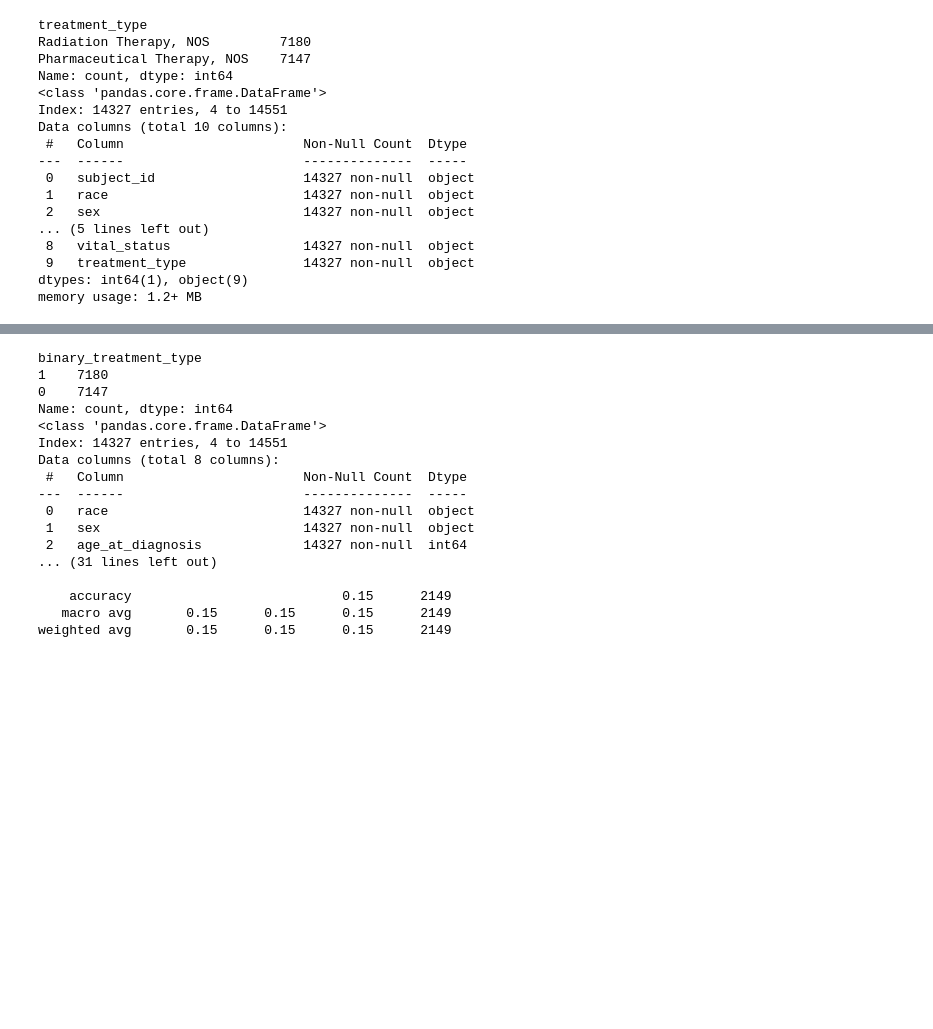
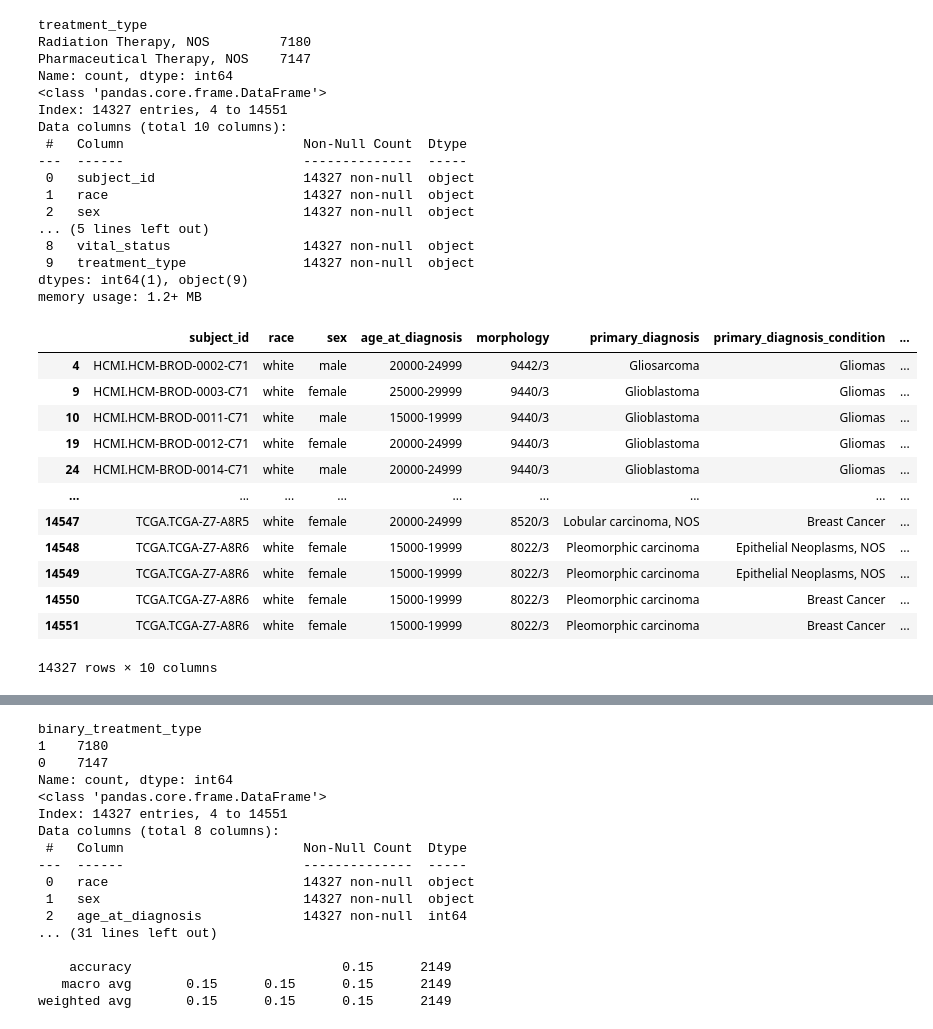
Before and after one commit to tjamescpp/CS4990-DataMiningProj, a Jupyter notebook: group assignment5 files/evaluation.ipynb, the cells around one changed output, grey strips where cells are left out. Saved outputs shown, nothing was run; the diff lists cells and outputs as text; code cells hidden in the pictures; blank space fills up the shorter version.

```diff
--- a/group assignment5 files/evaluation.ipynb
+++ b/group assignment5 files/evaluation.ipynb
@@ -72,6 +72,29 @@ Data columns (total 10 columns):
  9   treatment_type               14327 non-null  object
 dtypes: int64(1), object(9)
 memory usage: 1.2+ MB
+# %%
+# bin the age column
+bin_intervals = range(0, df['age_at_diagnosis'].max() + 5000, 5000)
+
+bin_labels = [f"{bin_intervals[i]}-{bin_intervals[i+1] - 1}" for i in range (len(bin_intervals) - 1)]
+
+df_filtered['age_at_diagnosis'] = pd.cut(df['age_at_diagnosis'], bins=bin_intervals, labels=bin_labels, right=False)
+
+df_filtered
+# %% [output]
+|  | subject_id | race | sex | age_at_diagnosis | morphology | primary_diagnosis | primary_diagnosis_condition | ... |
+| 4 | HCMI.HCM-BROD-0002-C71 | white | male | 20000-24999 | 9442/3 | Gliosarcoma | Gliomas | ... |
+| 9 | HCMI.HCM-BROD-0003-C71 | white | female | 25000-29999 | 9440/3 | Glioblastoma | Gliomas | ... |
+| 10 | HCMI.HCM-BROD-0011-C71 | white | male | 15000-19999 | 9440/3 | Glioblastoma | Gliomas | ... |
+| 19 | HCMI.HCM-BROD-0012-C71 | white | female | 20000-24999 | 9440/3 | Glioblastoma | Gliomas | ... |
+| 24 | HCMI.HCM-BROD-0014-C71 | white | male | 20000-24999 | 9440/3 | Glioblastoma | Gliomas | ... |
+| ... | ... | ... | ... | ... | ... | ... | ... | ... |
+| 14547 | TCGA.TCGA-Z7-A8R5 | white | female | 20000-24999 | 8520/3 | Lobular carcinoma, NOS | Breast Cancer | ... |
+| 14548 | TCGA.TCGA-Z7-A8R6 | white | female | 15000-19999 | 8022/3 | Pleomorphic carcinoma | Epithelial Neoplasms, NOS | ... |
+| 14549 | TCGA.TCGA-Z7-A8R6 | white | female | 15000-19999 | 8022/3 | Pleomorphic carcinoma | Epithelial Neoplasms, NOS | ... |
+| 14550 | TCGA.TCGA-Z7-A8R6 | white | female | 15000-19999 | 8022/3 | Pleomorphic carcinoma | Breast Cancer | ... |
+| 14551 | TCGA.TCGA-Z7-A8R6 | white | female | 15000-19999 | 8022/3 | Pleomorphic carcinoma | Breast Cancer | ... |
+14327 rows × 10 columns
 # %%
 from sklearn.model_selection import train_test_split
 from sklearn.preprocessing import OrdinalEncoder
```
Also changed, not shown: parts of 3 cells of this notebook.
